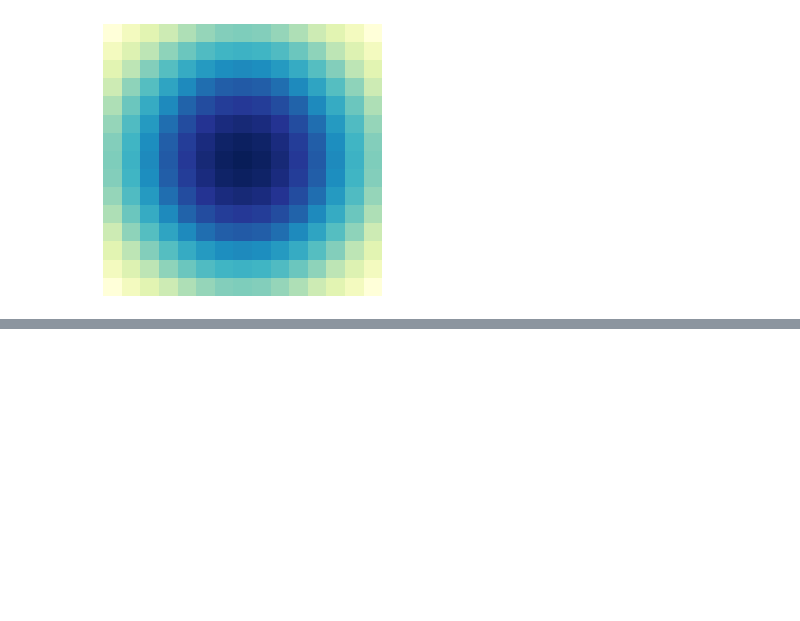
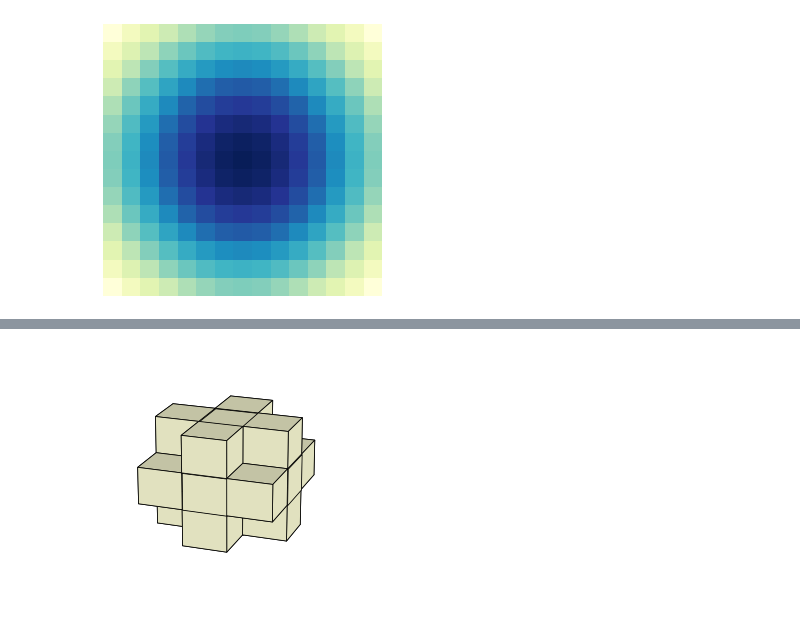
Before and after one commit to kolibril13/plywood-gallery, a Jupyter notebook: gallery.ipynb, the cells around one changed output, grey strips where cells are left out. Saved outputs shown, nothing was run; the diff lists cells and outputs as text; code cells hidden in the pictures; blank space fills up the shorter version.

```diff
--- a/gallery.ipynb
+++ b/gallery.ipynb
@@ -140,0 +155,6 @@ disp(array, sep='.1f' )
+# %%
+%%capture_png imgs/example.png --style "width: 150px"
+voxelarrray = scipy.ndimage.generate_binary_structure(3, 2)
+plot_voxels(voxelarrray)
+# %% [output]
+[figure, added]
```
Also changed, not shown: parts of 5 cells of this notebook, 14 other files.
